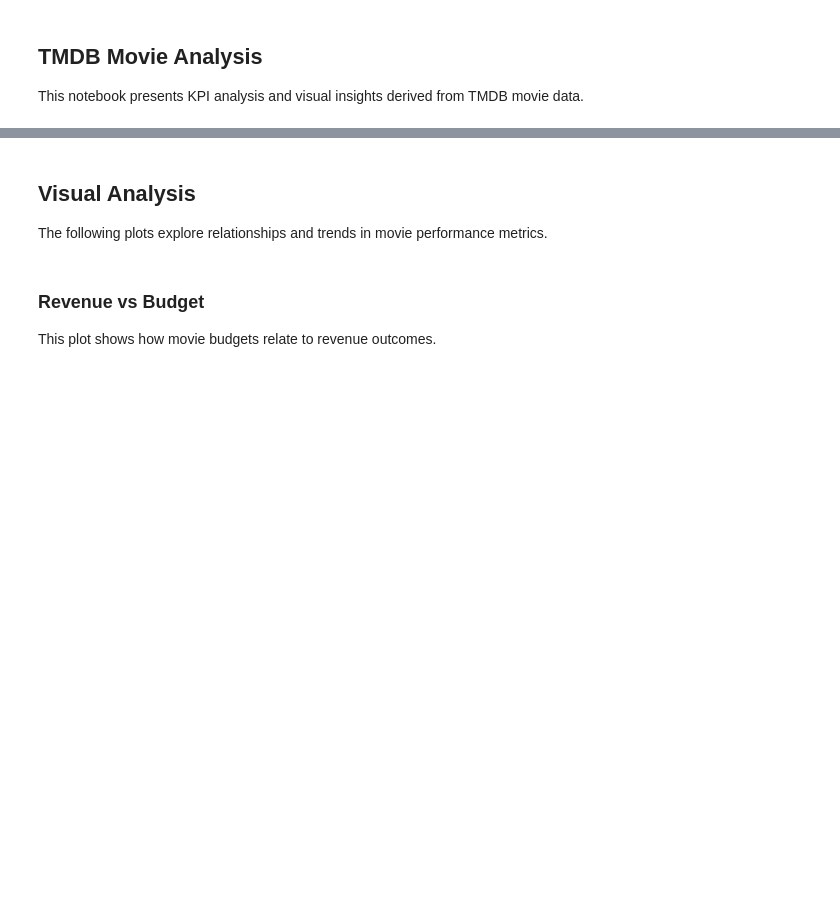
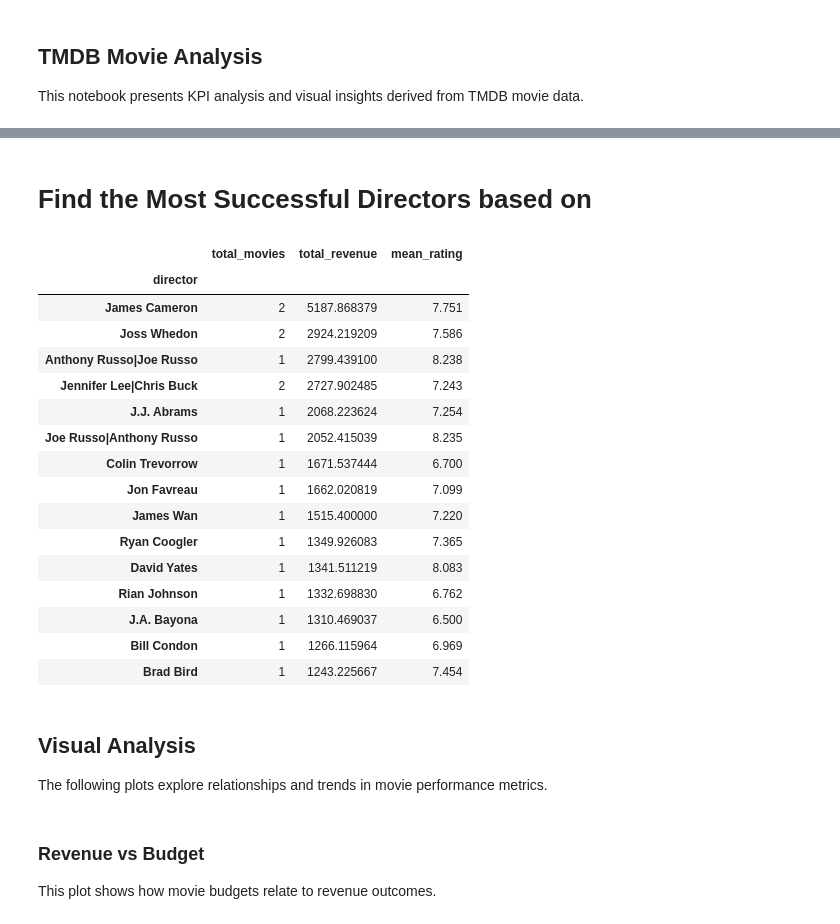
Before and after one commit to GhGuda/tmdb-movie-analysis-amalitech, a Jupyter notebook: notebooks/analysis.ipynb, the cells around one changed output, grey strips where cells are left out. Saved outputs shown, nothing was run; the diff lists cells and outputs as text; code cells hidden in the pictures; blank space fills up the shorter version.

```diff
--- a/notebooks/analysis.ipynb
+++ b/notebooks/analysis.ipynb
@@ -70,3 +257,25 @@ kpis['lowest_roi'][['title', 'roi']]
+# %% [markdown]
+# Find the Most Successful Directors based on
+# %%
+most_successful_directors(movies_df)
+# %% [output]
+|  | total_movies | total_revenue | mean_rating |
+| director |  |  |  |
+| James Cameron | 2 | 5187.868379 | 7.751 |
+| Joss Whedon | 2 | 2924.219209 | 7.586 |
+| Anthony Russo|Joe Russo | 1 | 2799.439100 | 8.238 |
+| Jennifer Lee|Chris Buck | 2 | 2727.902485 | 7.243 |
+| J.J. Abrams | 1 | 2068.223624 | 7.254 |
+| Joe Russo|Anthony Russo | 1 | 2052.415039 | 8.235 |
+| Colin Trevorrow | 1 | 1671.537444 | 6.700 |
+| Jon Favreau | 1 | 1662.020819 | 7.099 |
+| James Wan | 1 | 1515.400000 | 7.220 |
+| Ryan Coogler | 1 | 1349.926083 | 7.365 |
+| David Yates | 1 | 1341.511219 | 8.083 |
+| Rian Johnson | 1 | 1332.698830 | 6.762 |
+| J.A. Bayona | 1 | 1310.469037 | 6.500 |
+| Bill Condon | 1 | 1266.115964 | 6.969 |
+| Brad Bird | 1 | 1243.225667 | 7.454 |
 # %% [markdown]
 ## Visual Analysis
 
```
Also changed, not shown: parts of 35 cells of this notebook, 19 other files.
